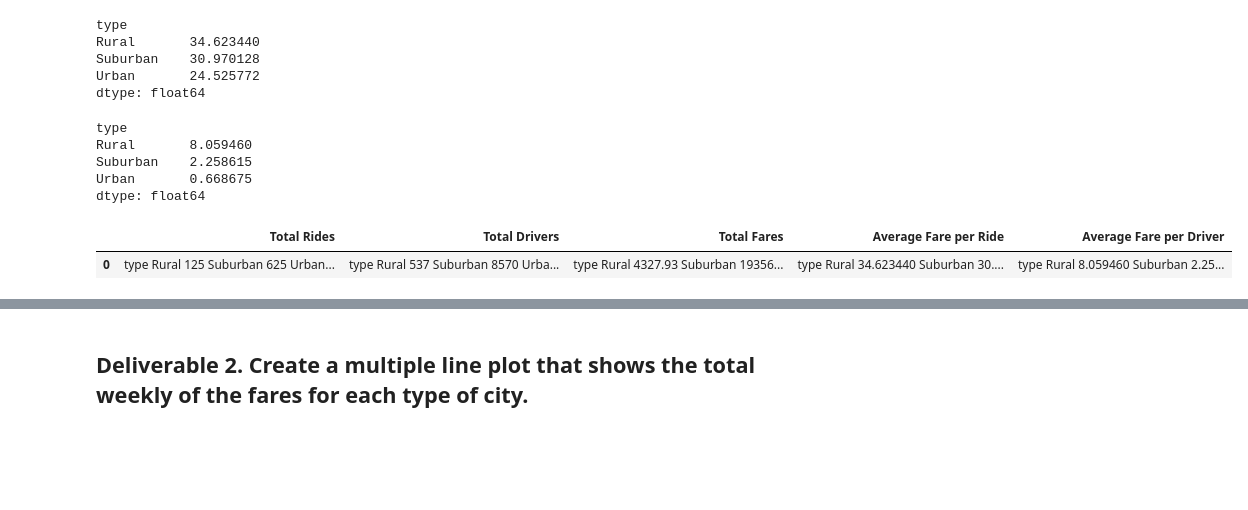
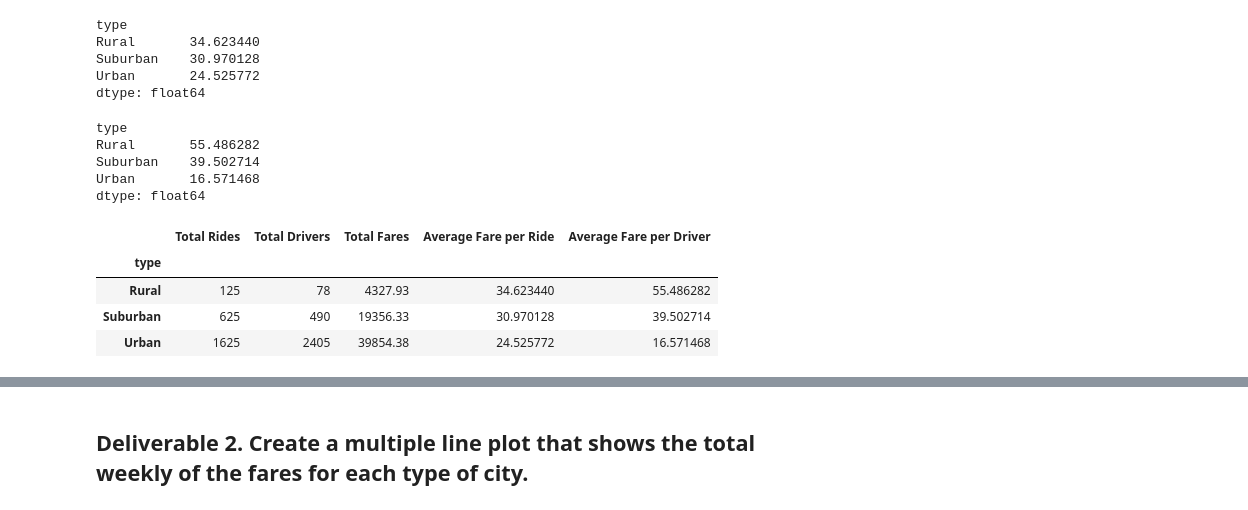
Before and after one commit to chreroax1/PyBer_Analysis, a Jupyter notebook: PyBer_Challenge.ipynb, the cells around one changed output, grey strips where cells are left out. Cells and saved outputs as stored; diff of their text form; code cells hidden in the pictures; blank space fills up the shorter version.

```diff
--- a/PyBer_Challenge.ipynb
+++ b/PyBer_Challenge.ipynb
@@ -49,7 +49,7 @@ Name: ride_id, dtype: int64
 # 2. Get the total drivers for each city type
 #In Step 2, use the groupby() function to create a Series of data that has the type of city as the index,
 #then apply the sum() method to the "driver_count" column.
-total_driver_count = pyber_data_df.groupby(["type"]).sum()["driver_count"]
+total_driver_count = city_data_df.groupby(["type"]).sum()["driver_count"]
 total_driver_count
 # %% [output]
 type
@@ -87,20 +87,24 @@ avg_fare_per_driver = total_fare / total_driver_count
 avg_fare_per_driver
 # %% [output]
 type
-Rural       8.059460
-Suburban    2.258615
-Urban       0.668675
+Rural       55.486282
+Suburban    39.502714
+Urban       16.571468
 dtype: float64
 # %%
 #  6. Create a PyBer summary DataFrame.
 #In Step 6, create a PyBer summary DataFrame with all the data gathered from Steps 1-5, using the column names shown below:.
-pyber_summary_df = pd.DataFrame(
-            [{"Total Rides": total_ride_count,
-             "Total Drivers": total_driver_count,
-             "Total Fares": total_fare,
-             "Average Fare per Ride": avg_fare_per_ride,
-             "Average Fare per Driver": avg_fare_per_driver}])
+pyber_summary_df = pd.DataFrame()
+pyber_summary_df["Total Rides"] = total_ride_count
+pyber_summary_df["Total Drivers"] = total_driver_count
+pyber_summary_df["Total Fares"] = total_fare
+pyber_summary_df["Average Fare per Ride"] = avg_fare_per_ride
+pyber_summary_df["Average Fare per Driver"] = avg_fare_per_driver
+
 pyber_summary_df
 # %% [output]
 |  | Total Rides | Total Drivers | Total Fares | Average Fare per Ride | Average Fare per Driver |
-| 0 | type Rural 125 Suburban 625 Urban... | type Rural 537 Suburban 8570 Urba... | type Rural 4327.93 Suburban 19356... | type Rural 34.623440 Suburban 30.... | type Rural 8.059460 Suburban 2.25... |
+| type |  |  |  |  |  |
+| Rural | 125 | 78 | 4327.93 | 34.623440 | 55.486282 |
+| Suburban | 625 | 490 | 19356.33 | 30.970128 | 39.502714 |
+| Urban | 1625 | 2405 | 39854.38 | 24.525772 | 16.571468 |
```
Also changed, not shown: parts of 14 cells of this notebook, 3 other files.
